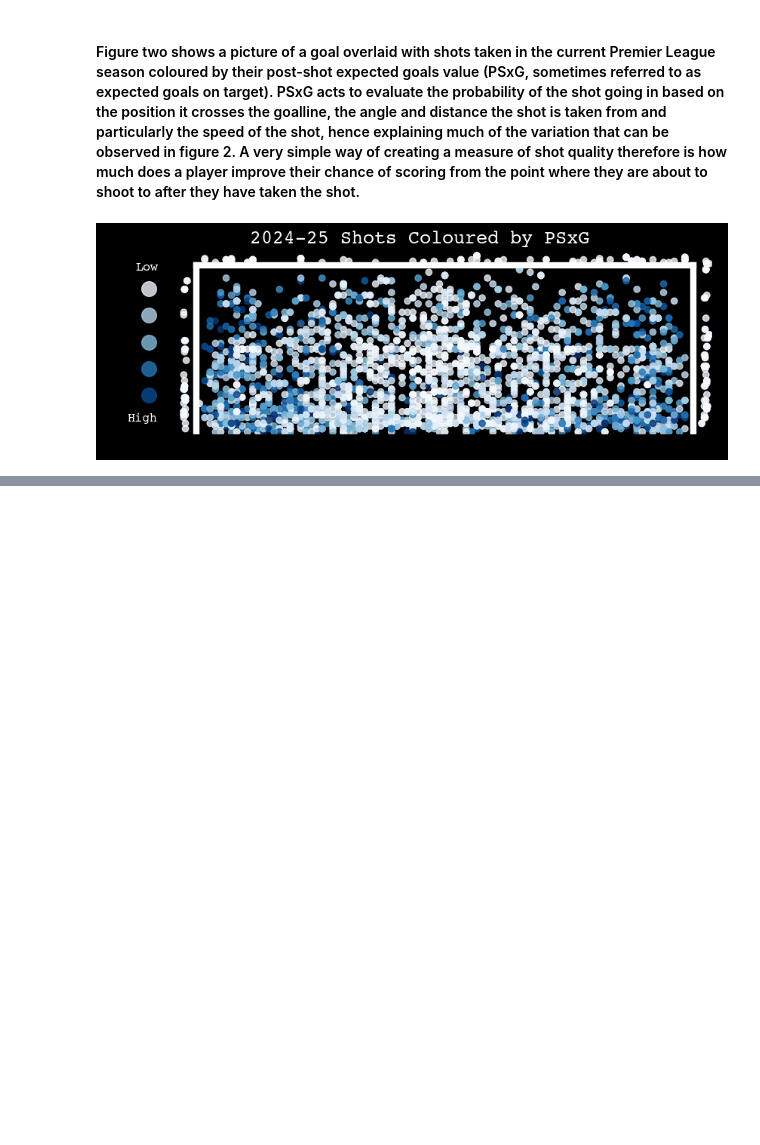
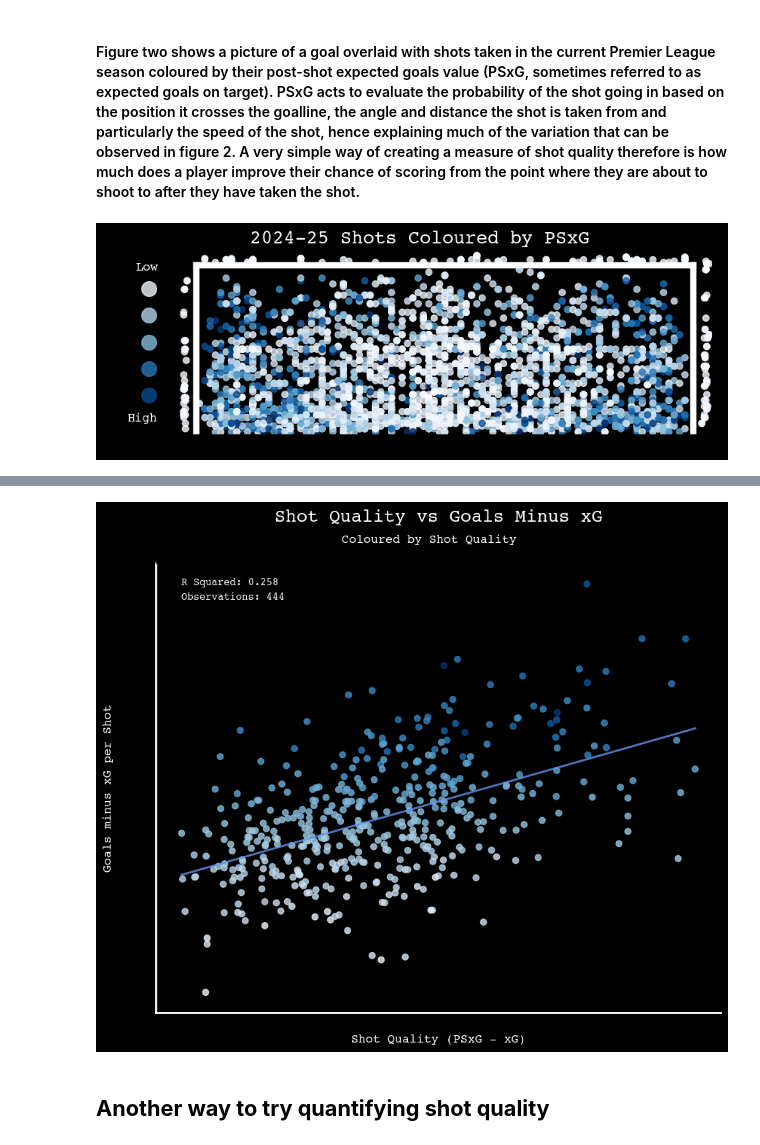
Before and after one commit to jnbrooker/dataScienceEoY, a Jupyter notebook: shot_quality.ipynb, the cells around one changed output, grey strips where cells are left out. Saved outputs shown, nothing was run; the diff lists cells and outputs as text; code cells hidden in the pictures; blank space fills up the shorter version.

Commit message:
added all figures and text

```diff
--- a/shot_quality.ipynb
+++ b/shot_quality.ipynb
@@ -625,0 +673,6 @@ plt.show()
+# %%
+X = sm.add_constant(cleaned_long_xg_reg_df['xg_diff'])
+y = cleaned_long_xg_reg_df['goal_diff_per_shot']
+model = sm.OLS(y, X)
+results = model.fit()
+print(results.summary())
@@ -625,0 +701,29 @@ plt.show()
+# %%
+fig, ax = plt.subplots(figsize=(10, 8))
+ax.scatter(cleaned_long_xg_reg_df['xg_diff'], cleaned_long_xg_reg_df['goal_diff_per_shot'], c=cleaned_long_xg_reg_df['goals_minus_xg'], cmap='Blues', alpha=0.8)
+ax.spines['bottom'].set_color('white')
+ax.spines['left'].set_color('white')
+ax.spines['bottom'].set_linewidth(2)
+ax.spines['left'].set_linewidth(2)
+ax.set_facecolor('black')
+fig.patch.set_facecolor('black')
+ax.set_xlabel('Shot Quality (PSxG - xG)', fontdict={'family': 'Courier', 'weight': 'bold', 'size': 12, 'color':'white'})
+ax.set_ylabel('Goals minus xG per Shot', fontdict={'family': 'Courier', 'weight': 'bold', 'size': 12, 'color':'white'})
+ax.text(0.01, 0.18,s='R Squared: '+str(round(results.rsquared,3)), fontdict={'family': 'Courier', 'weight': 'bold', 'size': 10, 'color':'white'})
+ax.text(0.01, 0.169,s='Observations: '+str(len(cleaned_long_xg_reg_df)), fontdict={'family': 'Courier', 'weight': 'bold', 'size': 10, 'color':'white'})
+
+x_range = np.linspace(cleaned_long_xg_reg_df['xg_diff'].min(), cleaned_long_xg_reg_df['xg_diff'].max(), 100)
+X_range = sm.add_constant(x_range)
+y_predict = results.predict(X_range)
+ax.plot(x_range, y_predict, color='cornflowerblue', linestyle='-', linewidth=2, alpha=0.8)
+
+plt.title(
+    'Shot Quality vs Goals Minus xG',
+    fontdict={'family': 'Courier', 'weight': 'bold', 'size': 18, 'color':'white'}, y=1.08)
+plt.suptitle('Coloured by Shot Quality', fontdict={'family': 'Courier', 'color':'white'}, y=0.93)
+plt.savefig('goalsvsshotefficiency.png', dpi=300)
+plt.show()
+# %% [output]
+[figure, added]
+# %% [markdown]
+## **Another way to try quantifying shot quality**
```
Also changed, not shown: parts of 26 cells of this notebook.
